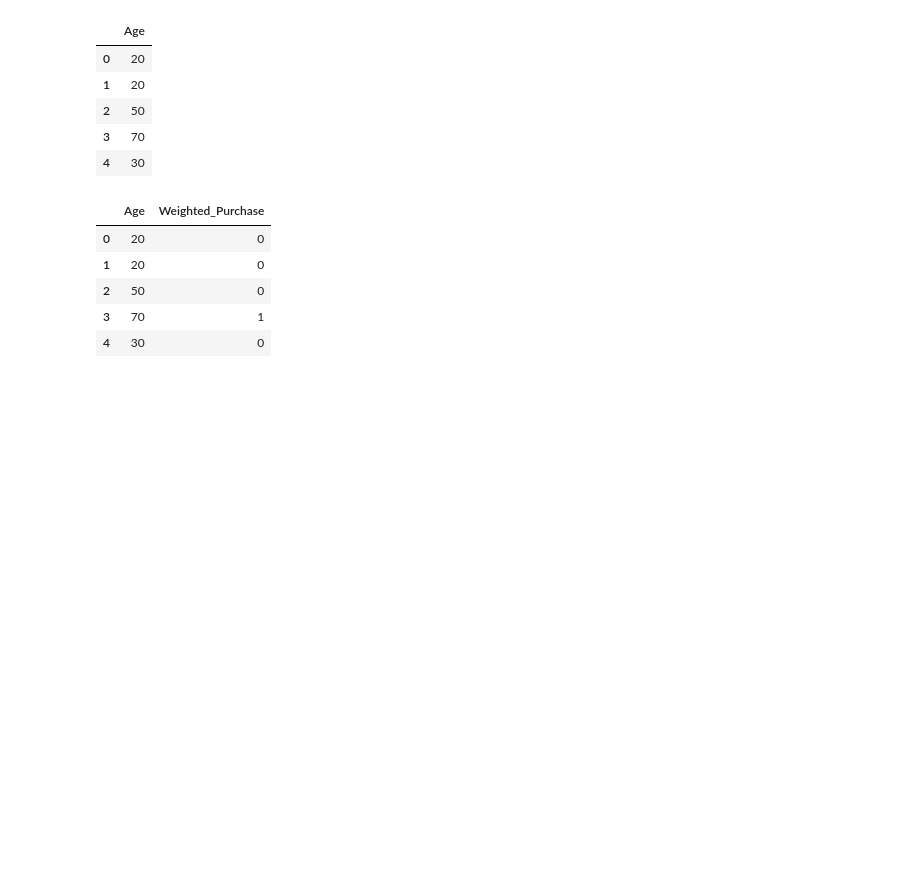
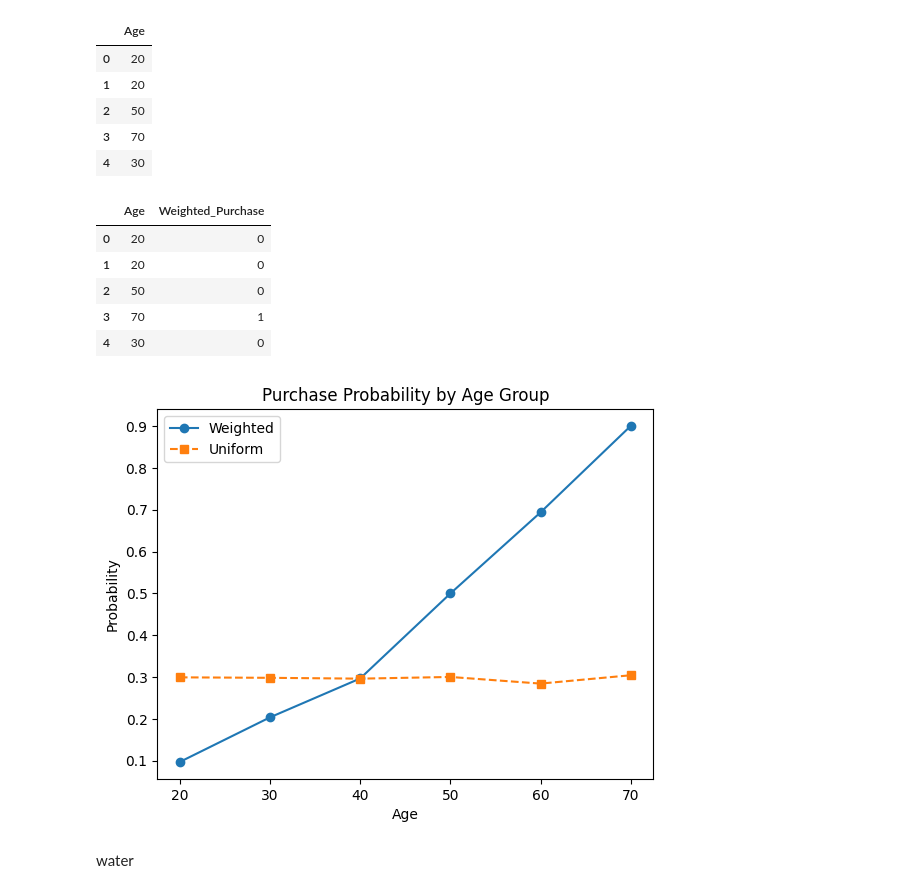
Before and after one commit to OmerTDK/Age-Based-Purchase-Simulation, a Jupyter notebook: Project_Analysis.ipynb, the cells around one changed output. Drawn from its saved outputs; the diff is of its cells as text; code cells hidden in the pictures; blank space fills up the shorter version.

Commit message:
Plotted the graph

```diff
--- a/Project_Analysis.ipynb
+++ b/Project_Analysis.ipynb
@@ -44,8 +44,24 @@ df.head()
 | 3 | 70 | 1 |
 | 4 | 30 | 0 |
 # %%
-# Assigning same probability due to Unbiased
-uniform_weights = {20: 0.2, 30: 0.2, 40: 0.2, 50: 0.2, 60: 0.2, 70: 0.2}
+# Assigning same probability due to Unbiased (May Change so it looks better on the graph og=0.2)
+uniform_weights = {20: 0.3, 30: 0.3, 40: 0.3, 50: 0.3, 60: 0.3, 70: 0.3}
 
 # Assigning random Purchase where 1 = Purchase, 0 = No Purchase
 df['Uniform_Purchase'] = df['Age'].map(uniform_weights).apply(lambda p: np.random.binomial(1, p))
+# %%
+#Plotting the two on a graph as per requirement
+weighted_curve = df.groupby('Age')['Weighted_Purchase'].mean().reset_index(name='Probability')
+uniform_curve = df.groupby('Age')['Uniform_Purchase'].mean().reset_index(name='Probability')
+
+plt.plot(weighted_curve['Age'], weighted_curve['Probability'], label='Weighted', marker='o')
+plt.plot(uniform_curve['Age'], uniform_curve['Probability'], label='Uniform', marker='s', linestyle='--')
+plt.title('Purchase Probability by Age Group')
+plt.xlabel('Age')
+plt.ylabel('Probability')
+plt.legend()
+plt.show()
+# %% [output]
+[figure, added]
+# %% [markdown]
+water
```
